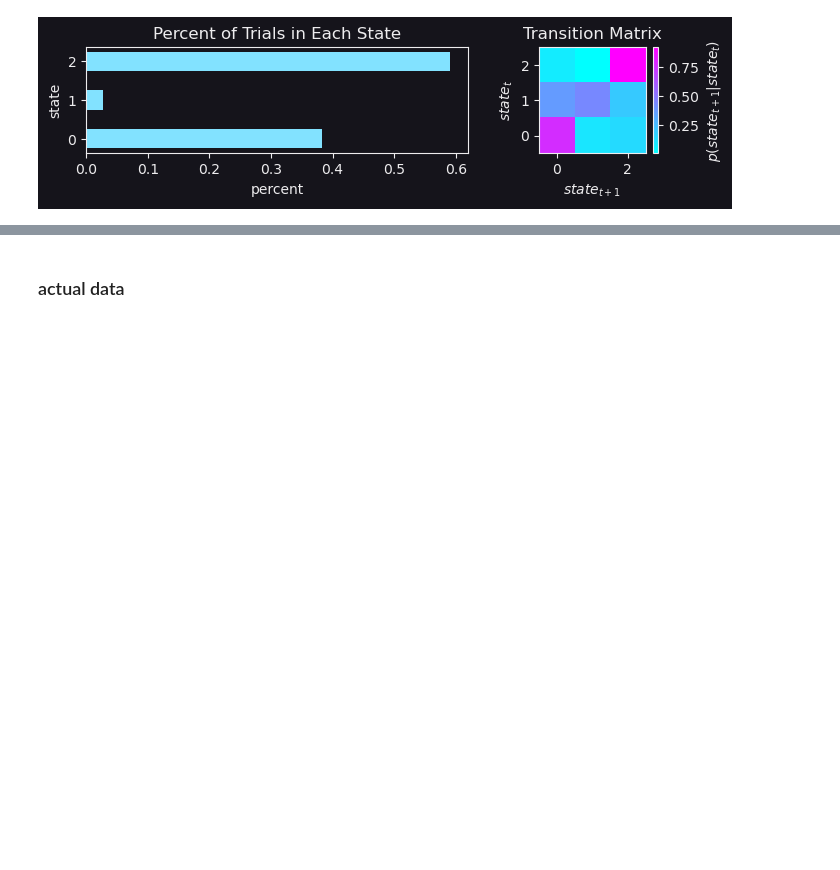
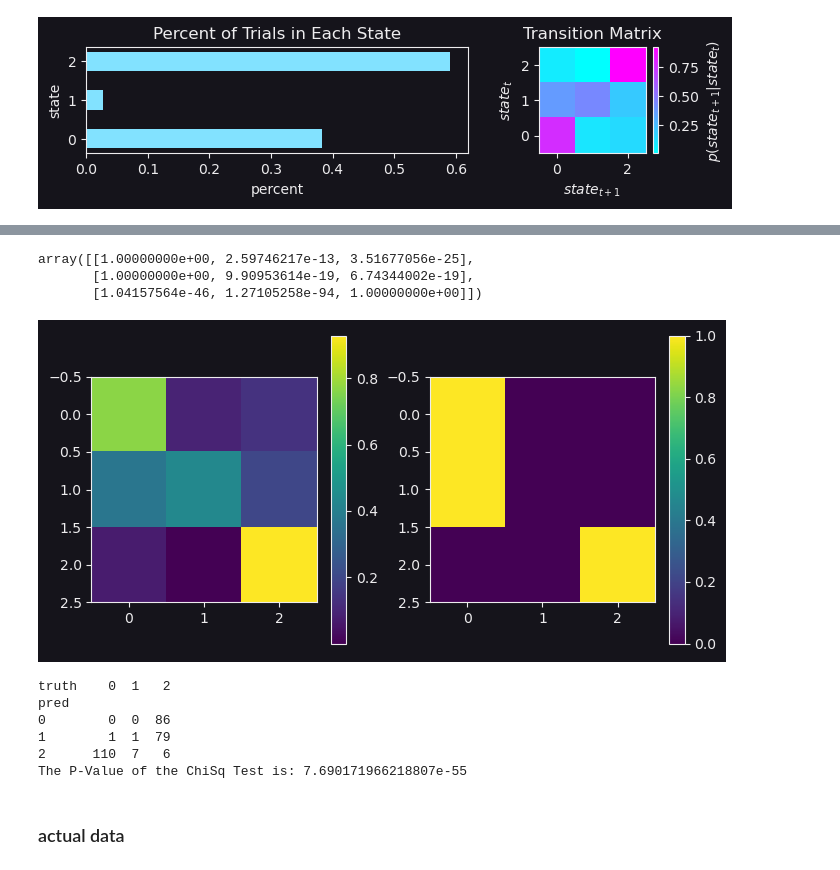
Before and after one commit to thejuc/towers_glm_hmm, a Jupyter notebook: glm_hmm_test.ipynb, the cells around one changed output, grey strips where cells are left out. Cells and saved outputs as stored; diff of their text form; code cells hidden in the pictures; blank space fills up the shorter version.

```diff
--- a/glm_hmm_test.ipynb
+++ b/glm_hmm_test.ipynb
@@ -63,7 +63,7 @@ trial_indices = np.nonzero(data["currMaze"] > 0)[0]
 print(f"number of trials: {trial_indices.size}")
 filt_len = 30
 bin_size = 0.35
-n_neurons = 50
+n_neurons = 10
 neuron_idx = np.random.randint(0, total_neurons, size=n_neurons)
 trial_id = []
 X = []
@@ -110,21 +110,21 @@ X shape = (13238, 61)
 np.random.seed(0)
 n_states = 3
 t_init = np.array([1.3, 0.7, 0.7])
-T = np.array([dirichlet(np.roll(t_init**(n+1), n)).rvs()[0] for n in range(n_states)])
+T_sim = np.array([dirichlet(np.roll(t_init**(n+1), n)).rvs()[0] for n in range(n_states)])
 dist_init = np.array([0.8, 0.1, 0.1])
 sim_states = np.ones(trial_indices.size).astype(int)
 for i in range(sim_states.size):
     if i == 0:
         sim_states[i] = np.random.choice(np.arange(n_states), 1, p=dist_init)
-    sim_states[i] = np.random.choice(np.arange(n_states), 1, p=T[sim_states[i-1]])
+    sim_states[i] = np.random.choice(np.arange(n_states), 1, p=T_sim[sim_states[i-1]])
 
-print(f'transition matrix: \n{np.round(T, 2)}')
+print(f'transition matrix: \n{np.round(T_sim, 2)}')
 fig, axs = plt.subplots(1, 2, figsize=(7, 2), gridspec_kw={'width_ratios': [5, 2]})
 _ = axs[0].hist(sim_states, bins=np.arange(-0.5, 2.51, 1), density=True, rwidth=0.5, orientation='horizontal')
 axs[0].set_title('Percent of Trials in Each State')
 axs[0].set_xlabel('percent')
 axs[0].set_ylabel('state')
-im = axs[1].imshow(T, cmap='cool', origin='lower')
+im = axs[1].imshow(T_sim, cmap='cool', origin='lower')
 plt.colorbar(im, ax=axs[1], label='$p(state_{t+1} | state_t)$')
 axs[1].set_title('Transition Matrix')
 axs[1].set_ylabel(r'$state_t$')
@@ -138,6 +138,7 @@ transition matrix:
 [figure]
 # %%
 # generating parameters for each state for each neuron
+np.random.seed(0)
 n_filters = 2
 theta_sim = np.empty((n_states, filt_len*n_filters+1, n_neurons))
 for n in range(n_neurons):
@@ -145,9 +146,9 @@ for n in range(n_neurons):
         for f in range(n_filters):  # 2 filters, right stim, left stim, (no spikes for simulated data)
             for i in range(filt_len):
                 if i == 0:
-                    theta_sim[s, i+(f * filt_len), n] = np.random.normal(0, 0.1)
+                    theta_sim[s, i+(f * filt_len), n] = np.random.normal(0, 0.1*s)
                 else:
-                    theta_sim[s, i+(f*filt_len), n] = np.random.normal(theta_sim[s, i+(f*filt_len)-1, n], .02)
+                    theta_sim[s, i+(f*filt_len), n] = np.random.normal(theta_sim[s, i+(f*filt_len)-1, n], .02*s)
         theta_sim[s, -1, n] = np.random.normal(0.15, 0.05) #bias term
 
 print(theta_sim.shape)
@@ -265,3 +266,37 @@ array([[0.9519889 , 0.18637679, 0.37475322],
+# %%
+fig, axs = plt.subplots(1, 2, figsize=(8, 4))
+im = axs[0].imshow(T_sim)
+plt.colorbar(im, ax=axs[0])
+
+im = axs[1].imshow(T)
+plt.colorbar(im, ax=axs[1])
+### try changing sim weights way more. try removing factorial? try doing wayyyy more iterations
+T
+# %% [output]
+array([[1.00000000e+00, 2.59746217e-13, 3.51677056e-25],
+       [1.00000000e+00, 9.90953614e-19, 6.74344002e-19],
+       [1.04157564e-46, 1.27105258e-94, 1.00000000e+00]])
+[figure, added]
+# %%
+import pandas as pd
+from scipy.stats import chi2_contingency
+df = pd.DataFrame(np.concatenate((np.argmax(gamma, axis=0)[:, None], sim_states[:, None]), axis=1), columns = ['pred', 'truth'])
+CrosstabResult=pd.crosstab(index=df['pred'],columns=df['truth'])
+print(CrosstabResult)
+# Performing Chi-sq test
+ChiSqResult = chi2_contingency(CrosstabResult)
+
+# P-Value is the Probability of H0 being True
+# If P-Value&gt;0.05 then only we Accept the assumption(H0)
+
+print('The P-Value of the ChiSq Test is:', ChiSqResult[1])
+# %% [output]
+truth    0  1   2
+pred
+0        0  0  86
+1        1  1  79
+2      110  7   6
+The P-Value of the ChiSq Test is: 7.690171966218807e-55
 # %% [markdown]
 ### actual data
 # %%
```
Also changed, not shown: parts of 3 cells of this notebook.
